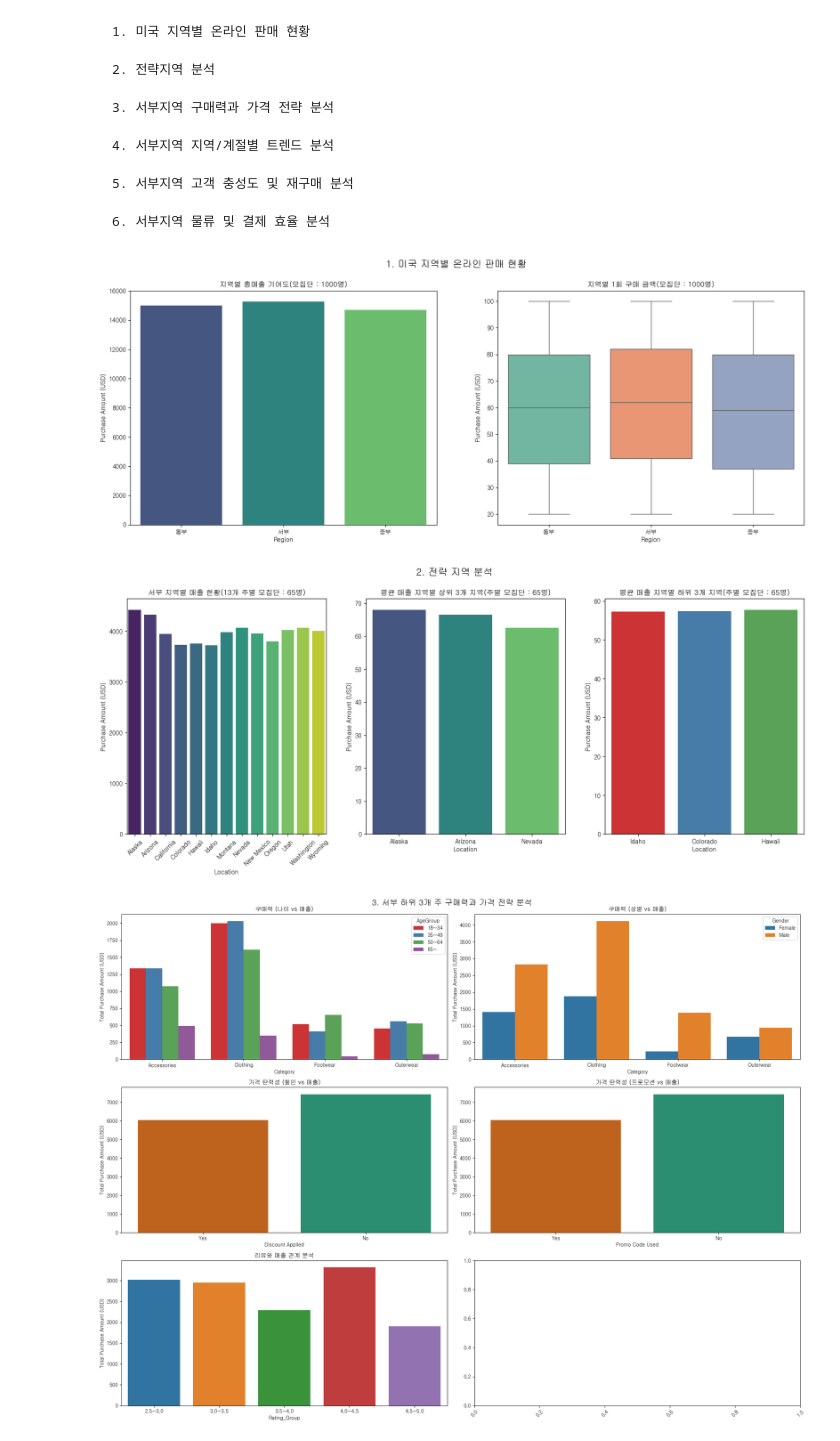
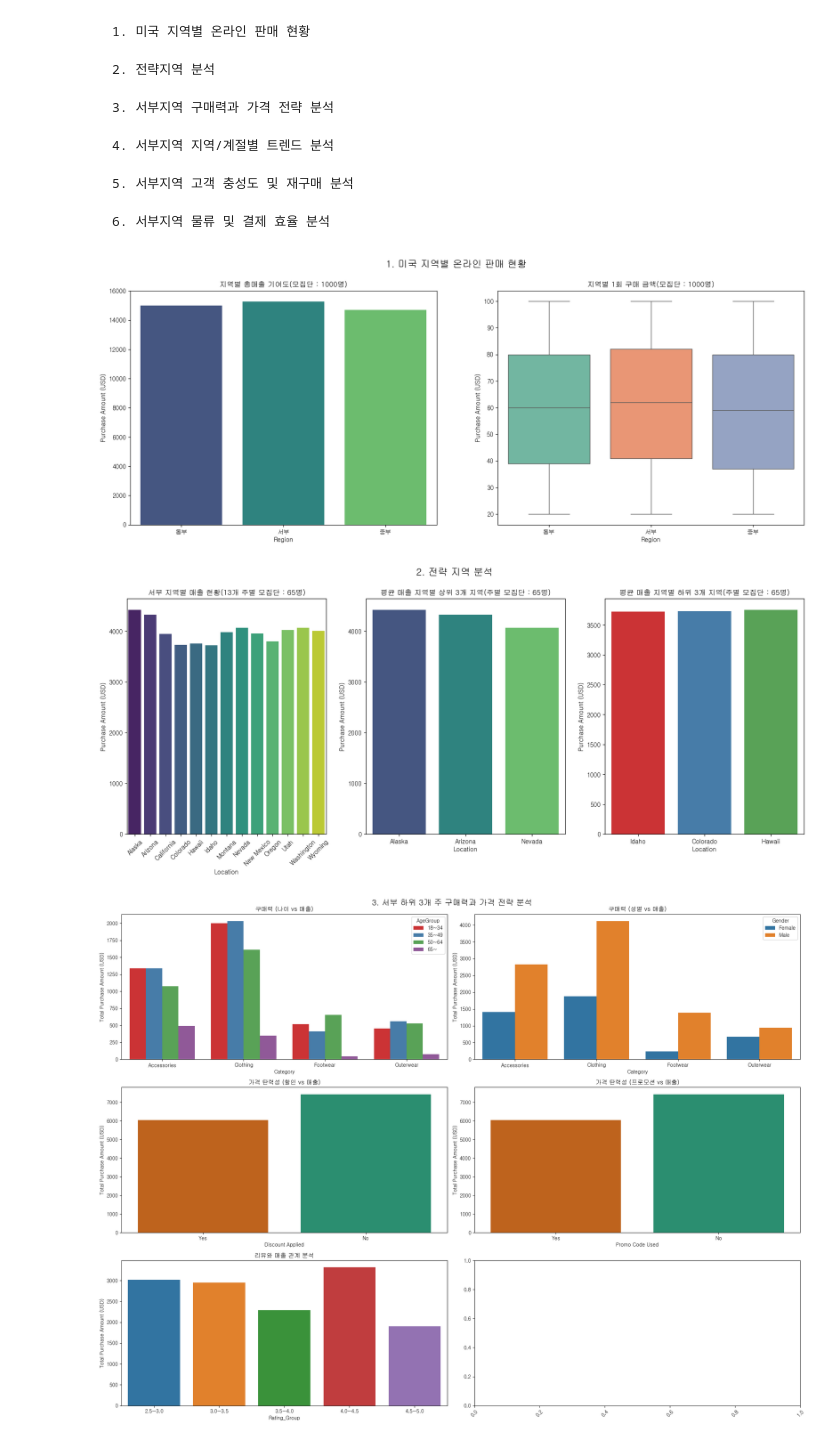
Before and after one commit to jr-2-team/shopping-data-analysis, a Jupyter notebook: presentation/LNK_PRE.ipynb, the cells around one changed output. Saved outputs shown, nothing was run; the diff lists cells and outputs as text; code cells hidden in the pictures.

```diff
--- a/presentation/LNK_PRE.ipynb
+++ b/presentation/LNK_PRE.ipynb
@@ -275,37 +270,37 @@ sns.barplot(data=total_westsales_df,
             ax=ax[0]
             )
 
-total_lar_westsales_df = sampled_westshopping_df.groupby('Location')['Purchase Amount (USD)'].mean().nlargest(3).reset_index()
-total_sma_westsales_df = sampled_westshopping_df.groupby('Location')['Purchase Amount (USD)'].mean().nsmallest(3).reset_index()
+total_lar_westsales_df = sampled_westshopping_df.groupby('Location')['Purchase Amount (USD)'].sum().nlargest(3).reset_index()
+total_sma_westsales_df = sampled_westshopping_df.groupby('Location')['Purchase Amount (USD)'].sum().nsmallest(3).reset_index()
 
 sns.barplot(data=total_lar_westsales_df,
             x='Location',
             y='Purchase Amount (USD)',
             hue='Location',
             ax=ax[1],
             palette='viridis'
             )
 
 sns.barplot(data=total_sma_westsales_df,
             x='Location',
             y='Purchase Amount (USD)',
             hue='Location',
             ax=ax[2],
             palette='Set1'
             )
 
 plt.suptitle("2. 전략 지역 분석", fontsize=16, fontweight='bold')
 
 ax[0].tick_params(axis='x', rotation=45)
 
 ax[0].set_title('서부 지역별 매출 현황(13개 주별 모집단 : 65명)')
 ax[1].set_title('평균 매출 지역별 상위 3개 지역(주별 모집단 : 65명)')
 ax[2].set_title('평균 매출 지역별 하위 3개 지역(주별 모집단 : 65명)')
 
 plt.show()
 # %% [output]
 [figure]
-[figure, old version]
+[figure, new version]
 # %%
 # 2. 구매력과 가격 전략 분석
 
```
Also changed, not shown: parts of 4 cells of this notebook, 1 other file.
